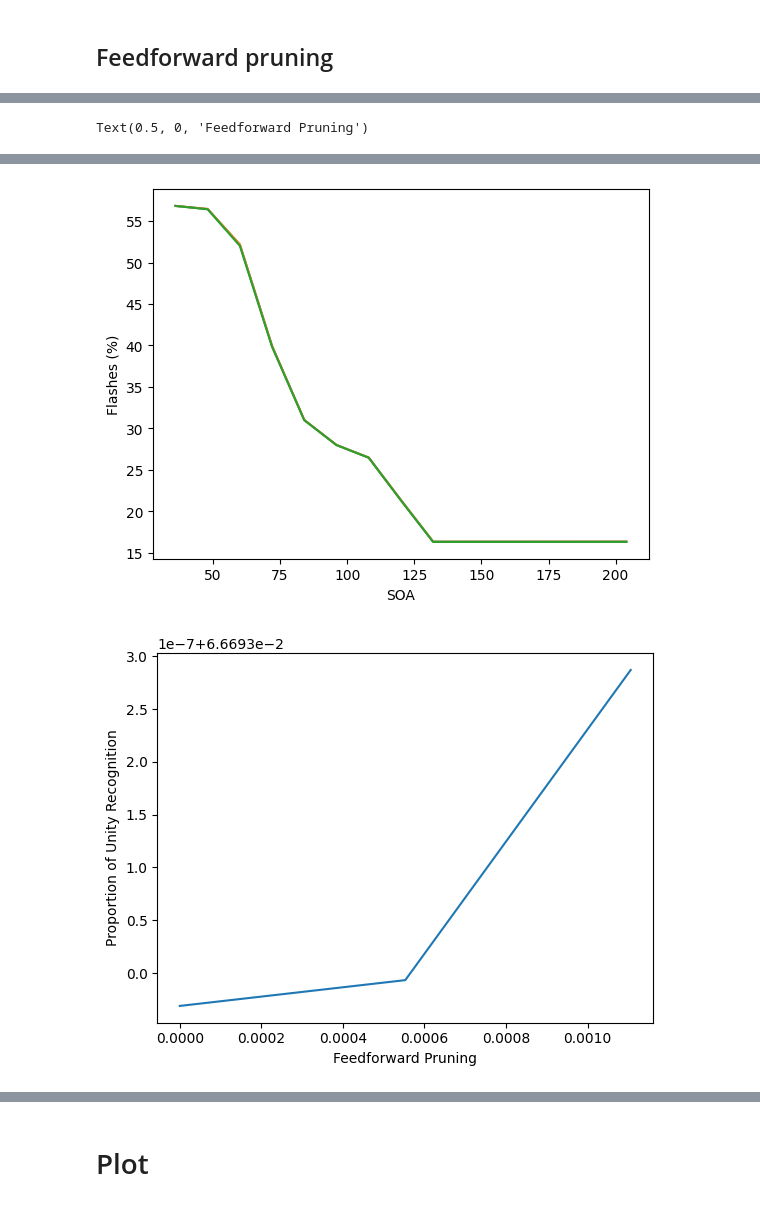
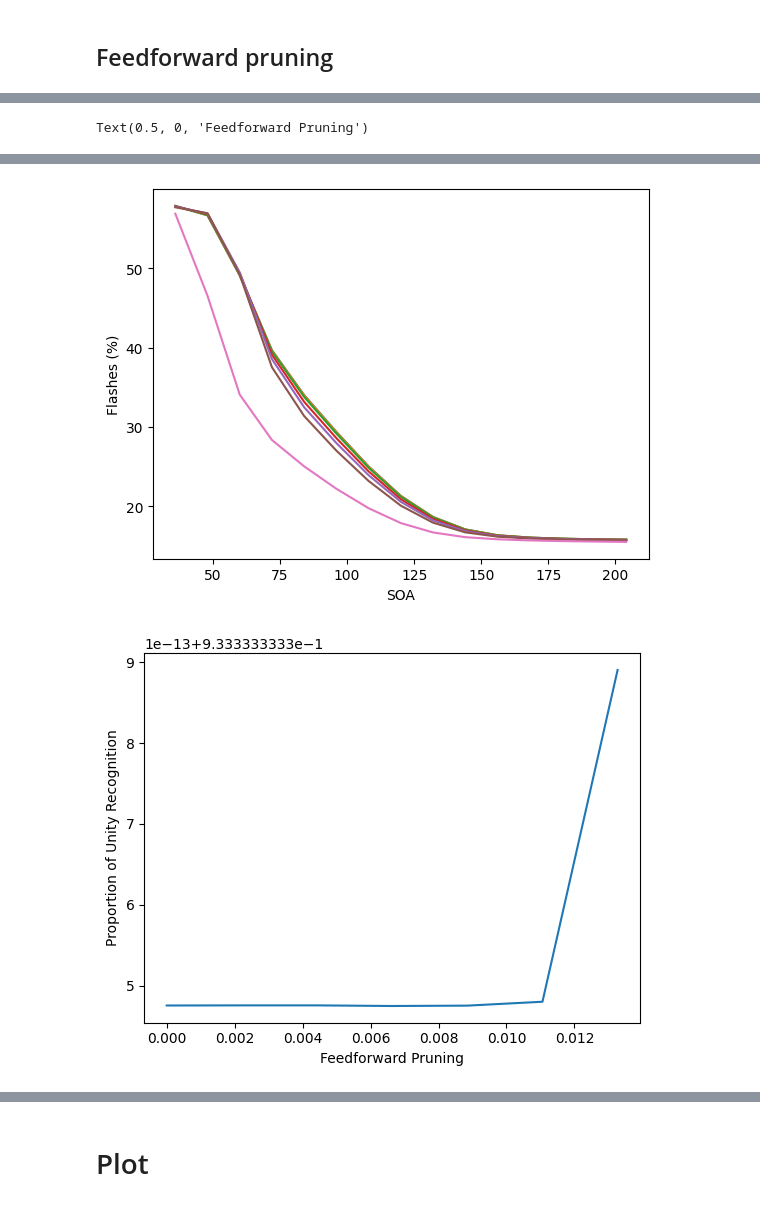
Before and after one commit to renatoparedes/SCZ_DFI_Model, a Jupyter notebook: HSPQ_Parameter_Exploration.ipynb, the cells around one changed output, grey strips where cells are left out. Drawn from its saved outputs; the diff is of its cells as text; code cells hidden in the pictures.

```diff
--- a/HSPQ_Parameter_Exploration.ipynb
+++ b/HSPQ_Parameter_Exploration.ipynb
@@ -449,40 +486,46 @@ Text(0.5, 0, 'Feedforward Pruning')
 # %%
 cm_weight, fb_weight, ff_weight, a_tau, v_tau, m_tau = (
-    1.106e-03,
-    3.713e-01,
-    2.843e00,
-    6.743e00,
-    1.591e01,
-    6.451e01,
+    1.327e-02,
+    2.423e-01,
+    2.461e00,
+    6.712e00,
+    2.356e01,
+    1.175e02,
 )
 
 soas = np.linspace(36, 204, 15)
-cm_pruning_values = np.linspace(0, cm_weight, 3)
+cm_pruning_values = np.linspace(0, cm_weight, 7)
 
 raw_model_data_per_cm_pruning = []
 tbw_per_cm_pruning = []
-res_per_cm_pruning = []
 causes_per_cm_pruning = []
 opi_per_cm_pruning = []
 
 for cm_pruning in cm_pruning_values:
+    soa_storage = storages.DirectoryStorage(size=len(soas), tag="cm_prun")
     with Parallel(n_jobs=-2) as parallel:
-        par_res = parallel(
-            delayed(myjob_explore)(soa, 2, fb_weight, cm_weight, 0, cm_pruning)
+        parallel(
+            delayed(myjob_explore)(
+                soa,
+                1.6,
+                fb_weight,
+                cm_weight,
+                0,
+                cm_pruning,
+                soa_storage,
+                np.where(soa == soas)[0],
+            )
             for soa in soas
         )
-
-    p_two_flashes = [i[0] for i in par_res]
+    soa_storage.lock()
+    p_two_flashes = [i[0] for i in soa_storage]
     raw_model_data = np.array(p_two_flashes) * 100
     raw_model_data_per_cm_pruning.append(raw_model_data)
-
-    res = [i[1] for i in par_res]
-    res_per_cm_pruning.append(res)
 
     _, _, tbw, _ = sigfit(soas, raw_model_data)
     tbw_per_cm_pruning.append(tbw)
 
-    p_two_causes = [i[2] for i in par_res]
+    p_two_causes = [i[1] for i in soa_storage]
     p_two_causes_average = np.average(np.array(p_two_causes))
     p_unity = 1 - p_two_causes_average
     causes_per_cm_pruning.append(p_unity)
@@ -491,7 +534,7 @@ for cm_pruning in cm_pruning_values:
     opi_per_cm_pruning.append(opi)
 # %%
 plt.figure(1)
-plt.plot(cm_pruning_values, tbw_per_ff_pruning)
+plt.plot(cm_pruning_values, tbw_per_cm_pruning)
 plt.ylabel("TWI (ms)")
 plt.xlabel("Feedforward Pruning")
 
@@ -515,2 +558,2 @@ Text(0.5, 0, 'Feedforward Pruning')
-[figure, old version]
+[figure, new version]
-[figure, old version]
+[figure, new version]
```
Also changed, not shown: parts of 11 cells of this notebook.
